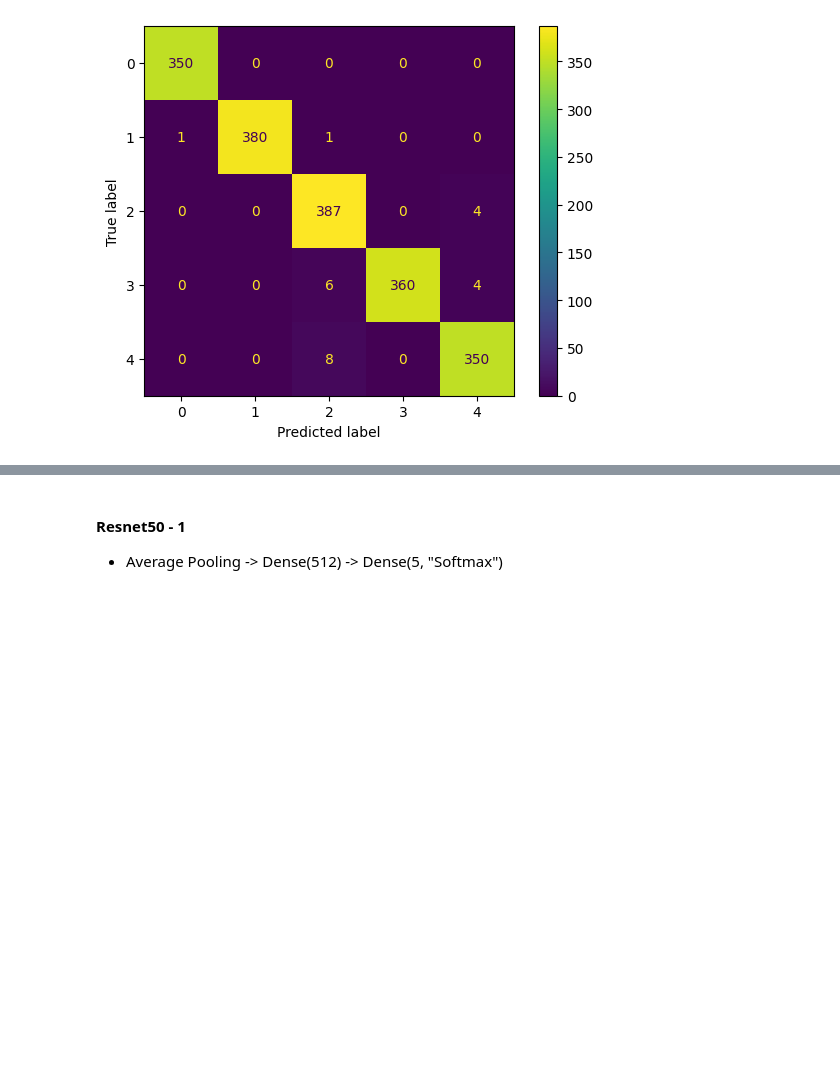
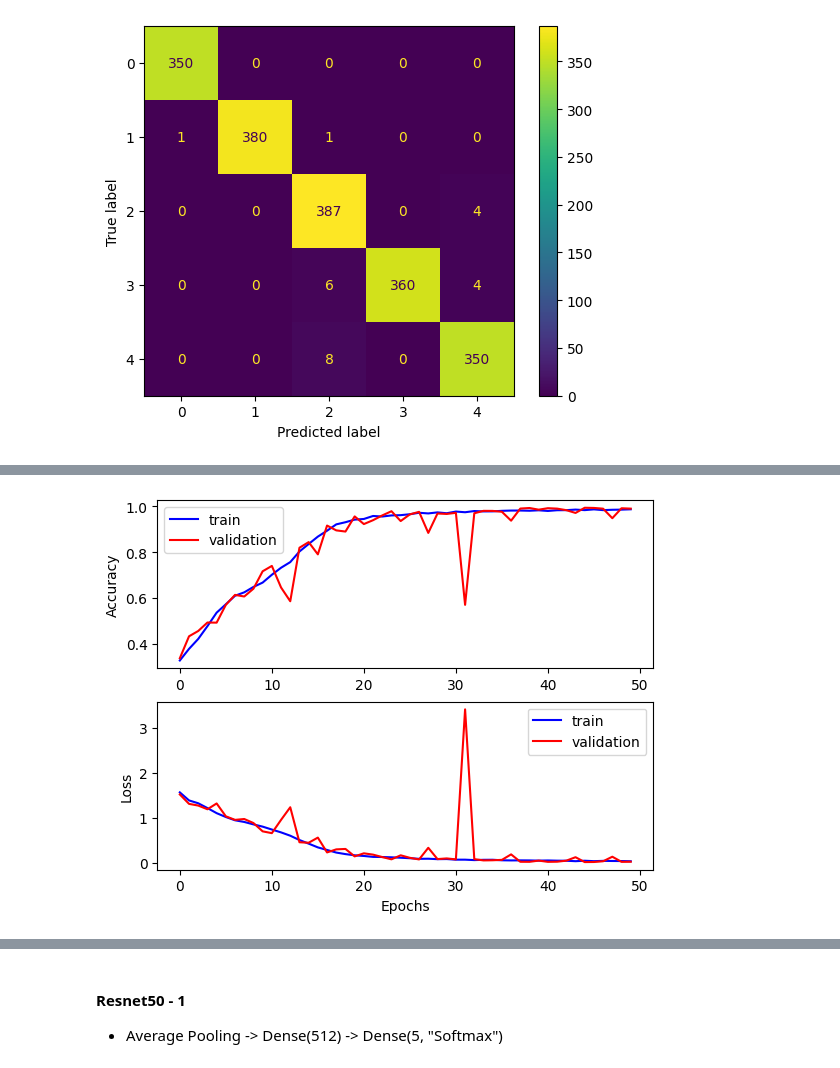
Before and after one commit to karthikeyan2725/Diabetic-Retinopathy-Screening, a Jupyter notebook: train/aptos2019.ipynb, the cells around one changed output, grey strips where cells are left out. Saved outputs shown, nothing was run; the diff lists cells and outputs as text; code cells hidden in the pictures; blank space fills up the shorter version.

Commit message:
Trained Resnet18-2 for 50 Epochs

```diff
--- a/train/aptos2019.ipynb
+++ b/train/aptos2019.ipynb
@@ -322,0 +365,4 @@ generate_confusion_matrix(model_resnet18_1, dataset["test"])
+# %%
+generate_plots("resnet18_2")
+# %% [output]
+[figure, added]
```
Also changed, not shown: parts of 7 cells of this notebook.
